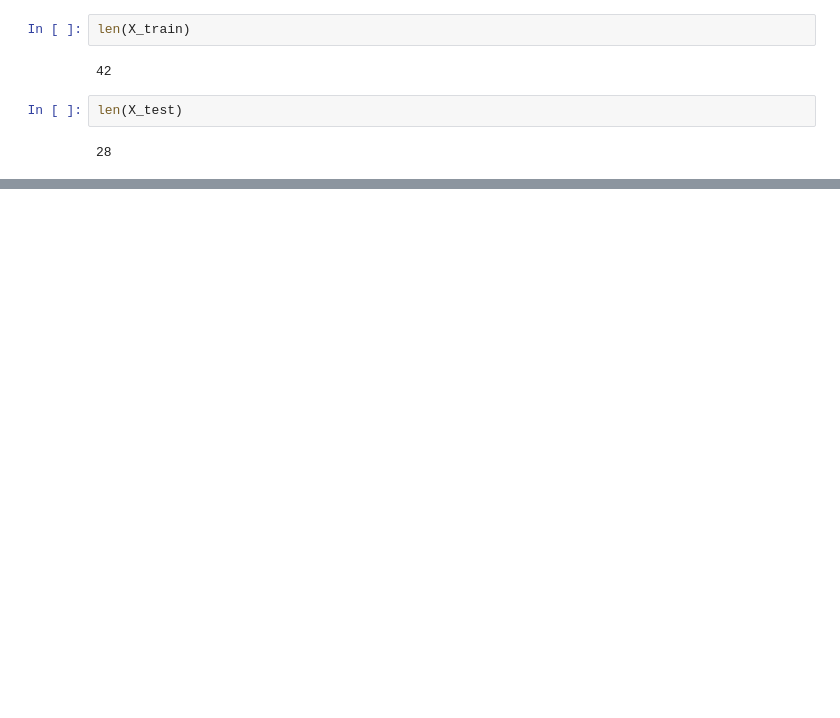
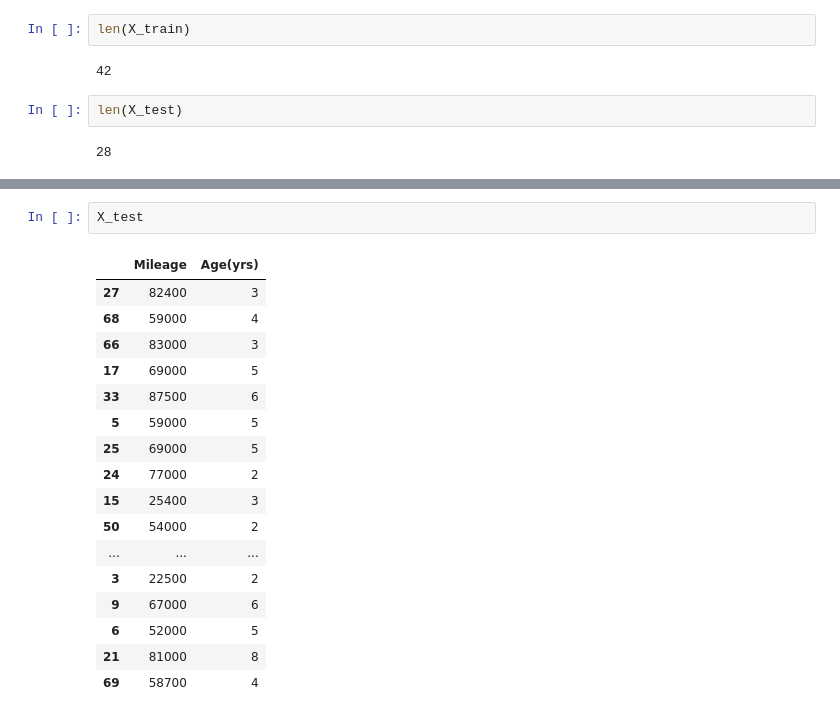
Before and after one commit to LiaDahlia/Tugas-Machine-Learning, a Jupyter notebook: Tugas_02.ipynb, the cells around one changed output, grey strips where cells are left out. Drawn from its saved outputs; the diff is of its cells as text; blank space fills up the shorter version.

```diff
--- a/Tugas_02.ipynb
+++ b/Tugas_02.ipynb
@@ -99,3 +101,23 @@ X_train
+# %%
+X_test
+# %% [output]
+|  | Mileage | Age(yrs) |
+| 27 | 82400 | 3 |
+| 68 | 59000 | 4 |
+| 66 | 83000 | 3 |
+| 17 | 69000 | 5 |
+| 33 | 87500 | 6 |
+| 5 | 59000 | 5 |
+| 25 | 69000 | 5 |
+| 24 | 77000 | 2 |
+| 15 | 25400 | 3 |
+| 50 | 54000 | 2 |
+| ... | ... | ... |
+| 3 | 22500 | 2 |
+| 9 | 67000 | 6 |
+| 6 | 52000 | 5 |
+| 21 | 81000 | 8 |
+| 69 | 58700 | 4 |
 # %%
 y_train
 # %% [output]
```
Also changed, not shown: parts of 17 cells of this notebook.
